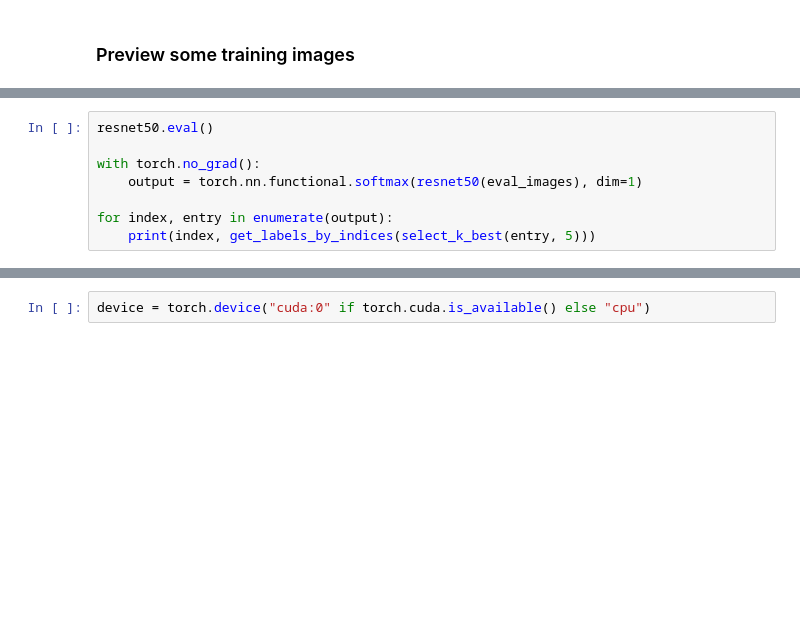
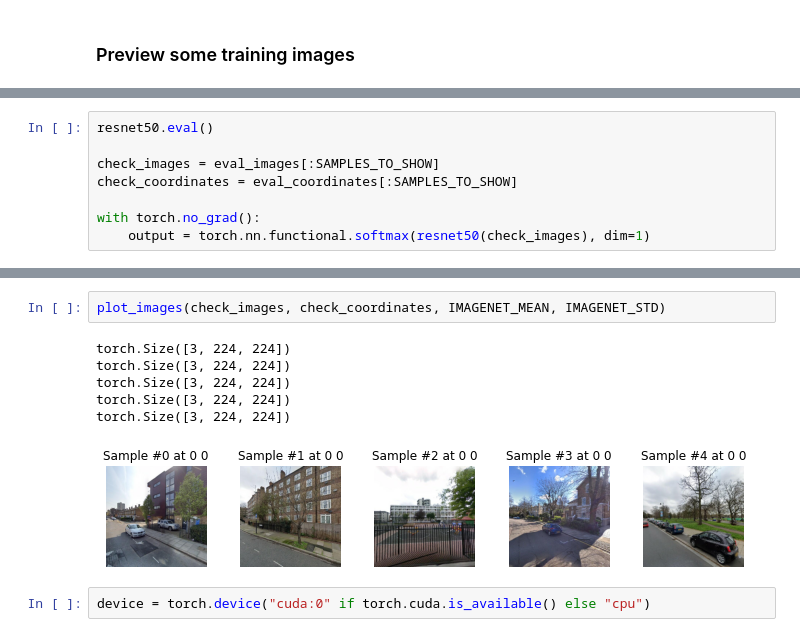
Before and after one commit to JLuij/CV-GeoGuessr, a Jupyter notebook: notebooks/ResNet50.ipynb, the cells around one changed output, grey strips where cells are left out. Cells and saved outputs as stored; diff of their text form; blank space fills up the shorter version.

```diff
--- a/notebooks/ResNet50.ipynb
+++ b/notebooks/ResNet50.ipynb
@@ -111,8 +122,8 @@ torch.Size([3, 224, 224])
 # %%
 resnet50.eval()
 
+check_images = eval_images[:SAMPLES_TO_SHOW]
+check_coordinates = eval_coordinates[:SAMPLES_TO_SHOW]
+
 with torch.no_grad():
-    output = torch.nn.functional.softmax(resnet50(eval_images), dim=1)
-
-for index, entry in enumerate(output):
-    print(index, get_labels_by_indices(select_k_best(entry, 5)))
+    output = torch.nn.functional.softmax(resnet50(check_images), dim=1)
@@ -125,3 +156,12 @@ for index, entry in enumerate(output):
+# %%
+plot_images(check_images, check_coordinates, IMAGENET_MEAN, IMAGENET_STD)
+# %% [output]
+torch.Size([3, 224, 224])
+torch.Size([3, 224, 224])
+torch.Size([3, 224, 224])
+torch.Size([3, 224, 224])
+torch.Size([3, 224, 224])
+[figure, added]
 # %%
 device = torch.device("cuda:0" if torch.cuda.is_available() else "cpu")
 # %%
```
Also changed, not shown: parts of 10 cells of this notebook, 3 other files.
